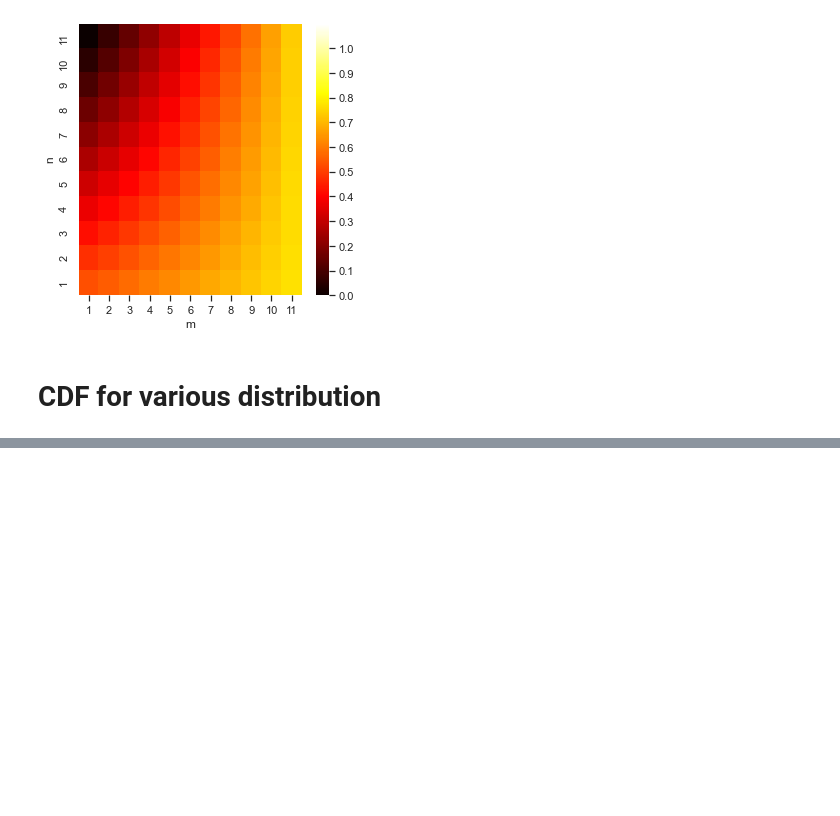
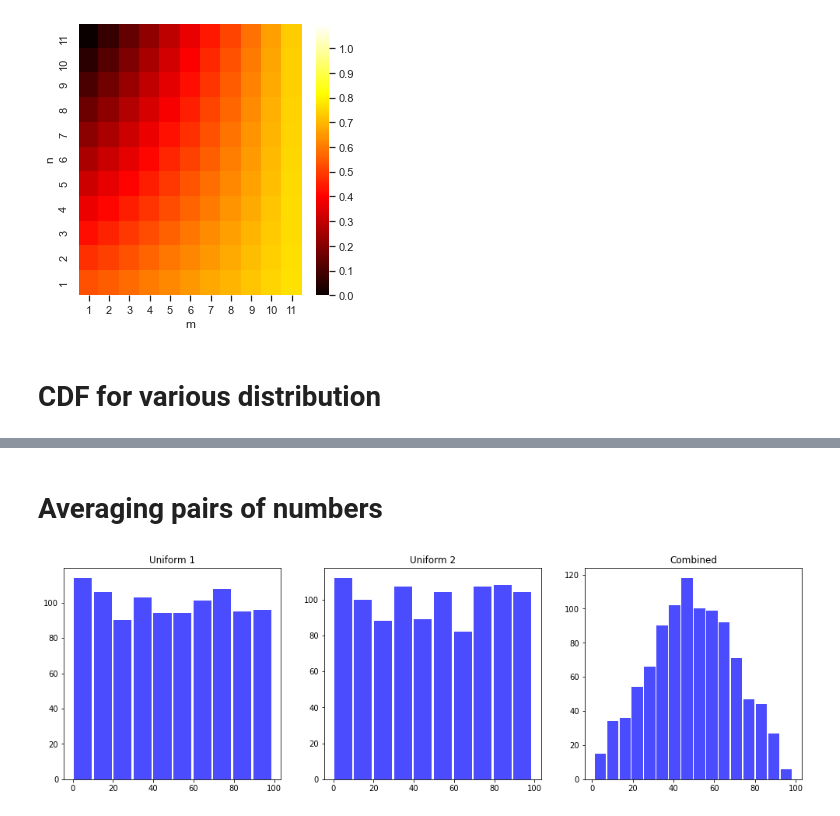
Before and after one commit to aurimas12/unsupervising-learning-task, a Jupyter notebook: notes.ipynb, the cells around one changed output, grey strips where cells are left out. Drawn from its saved outputs; the diff is of its cells as text; code cells hidden in the pictures; blank space fills up the shorter version.

Commit message:
task: combined uniform distributions

```diff
--- a/notes.ipynb
+++ b/notes.ipynb
@@ -378,0 +386,23 @@ plt.show()
+# %% [markdown]
+# Averaging pairs of numbers
+# %%
+# create uniform distributions
+uniform1=np.random.randint(0,100,1001,dtype=int)
+uniform2=np.random.randint(0,100,1001,dtype=int)
+
+# combine uniform distribution by average
+combine=[(uniform1[i]+uniform2[i])/2 for i in range(len(uniform1))]
+
+# plot
+fg,ax=plt.subplots(1,3,figsize=(17,5))
+ax[0].hist(uniform1,bins='fd',rwidth=.9,facecolor='#0000ff', alpha=0.7)
+ax[0].set_title('Uniform 1')
+
+ax[1].hist(uniform2,bins='fd',rwidth=.9,facecolor='#0000ff', alpha=0.7)
+ax[1].set_title('Uniform 2')
+
+ax[2].hist(combine,bins='fd',rwidth=.9,facecolor='#0000ff', alpha=0.7)
+ax[2].set_title('Combined')
+plt.show()
+# %% [output]
+[figure, added]
```
Also changed, not shown: parts of 1 cell of this notebook.
